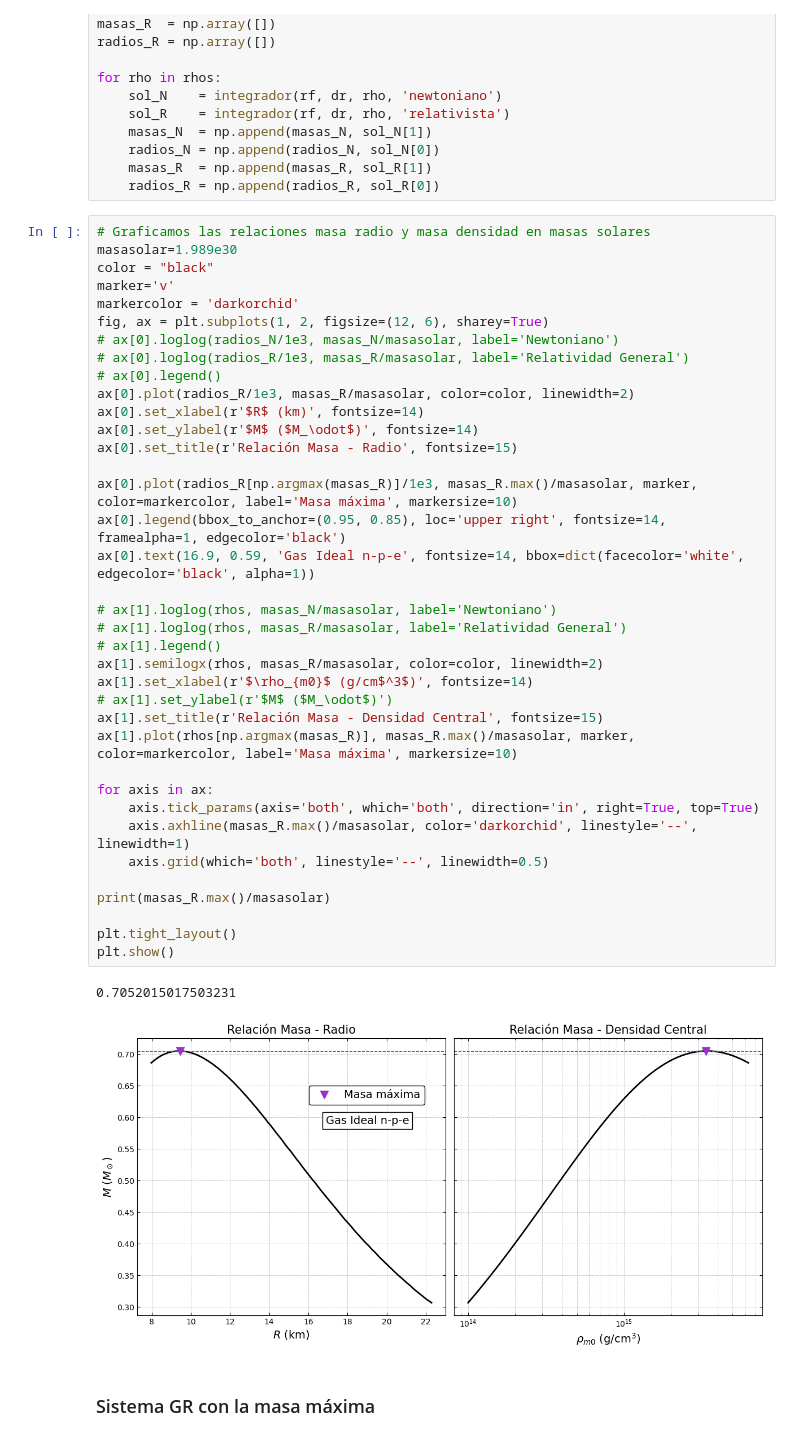
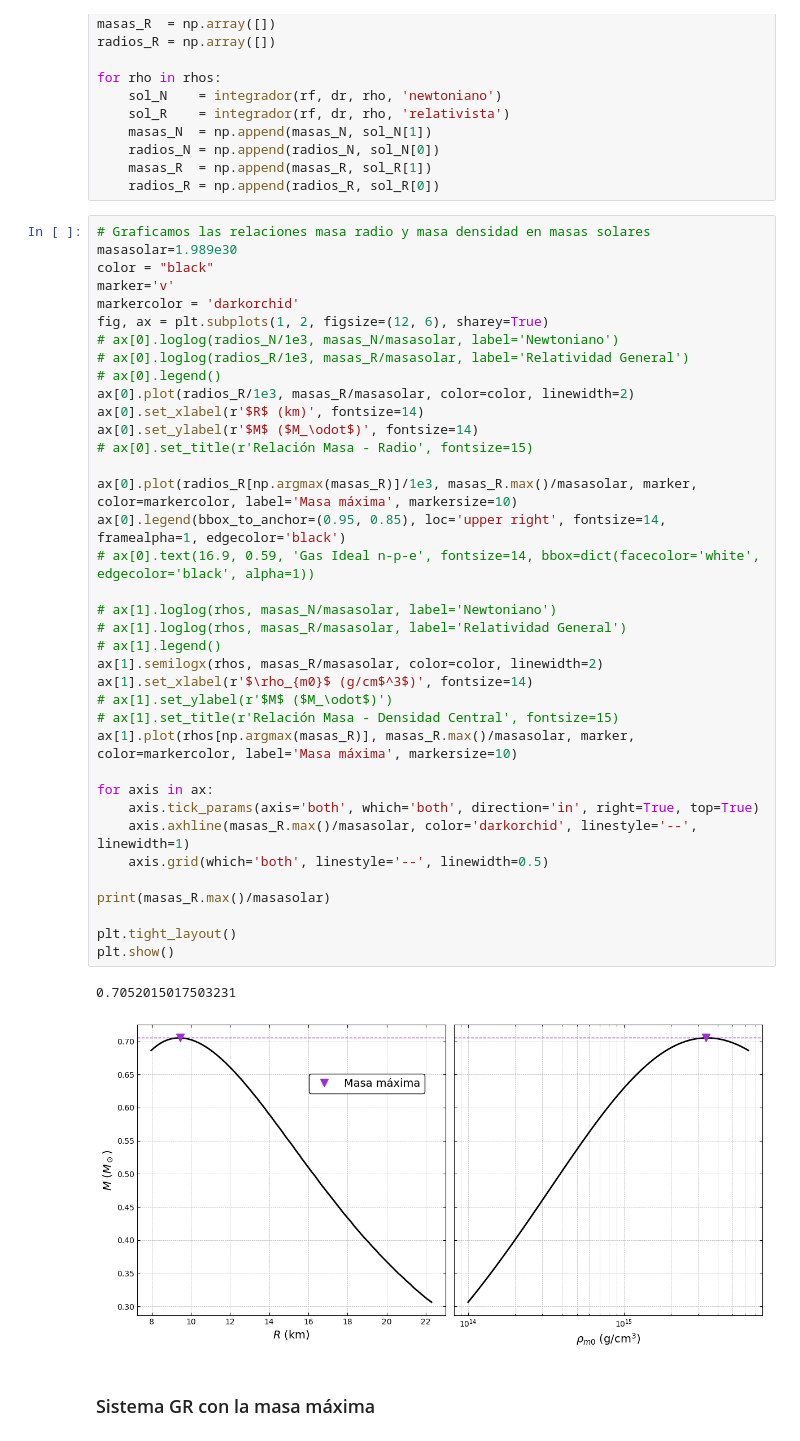
Before and after one commit to Vendetta0462/CalculosSimulaciones, a Jupyter notebook: NS_Structure/Simple_Models/gas_n-p-e.ipynb, the cells around one changed output. Saved outputs shown, nothing was run; the diff lists cells and outputs as text.

```diff
--- a/NS_Structure/Simple_Models/gas_n-p-e.ipynb
+++ b/NS_Structure/Simple_Models/gas_n-p-e.ipynb
@@ -303,37 +303,37 @@ markercolor = 'darkorchid'
 fig, ax = plt.subplots(1, 2, figsize=(12, 6), sharey=True)
 # ax[0].loglog(radios_N/1e3, masas_N/masasolar, label='Newtoniano')
 # ax[0].loglog(radios_R/1e3, masas_R/masasolar, label='Relatividad General')
 # ax[0].legend()
 ax[0].plot(radios_R/1e3, masas_R/masasolar, color=color, linewidth=2)
 ax[0].set_xlabel(r'$R$ (km)', fontsize=14)
 ax[0].set_ylabel(r'$M$ ($M_\odot$)', fontsize=14)
-ax[0].set_title(r'Relación Masa - Radio', fontsize=15)
+# ax[0].set_title(r'Relación Masa - Radio', fontsize=15)
 
 ax[0].plot(radios_R[np.argmax(masas_R)]/1e3, masas_R.max()/masasolar, marker, color=markercolor, label='Masa máxima', markersize=10)
 ax[0].legend(bbox_to_anchor=(0.95, 0.85), loc='upper right', fontsize=14, framealpha=1, edgecolor='black')
-ax[0].text(16.9, 0.59, 'Gas Ideal n-p-e', fontsize=14, bbox=dict(facecolor='white', edgecolor='black', alpha=1))
+# ax[0].text(16.9, 0.59, 'Gas Ideal n-p-e', fontsize=14, bbox=dict(facecolor='white', edgecolor='black', alpha=1))
 
 # ax[1].loglog(rhos, masas_N/masasolar, label='Newtoniano')
 # ax[1].loglog(rhos, masas_R/masasolar, label='Relatividad General')
 # ax[1].legend()
 ax[1].semilogx(rhos, masas_R/masasolar, color=color, linewidth=2)
 ax[1].set_xlabel(r'$\rho_{m0}$ (g/cm$^3$)', fontsize=14)
 # ax[1].set_ylabel(r'$M$ ($M_\odot$)')
-ax[1].set_title(r'Relación Masa - Densidad Central', fontsize=15)
+# ax[1].set_title(r'Relación Masa - Densidad Central', fontsize=15)
 ax[1].plot(rhos[np.argmax(masas_R)], masas_R.max()/masasolar, marker, color=markercolor, label='Masa máxima', markersize=10)
 
 for axis in ax:
     axis.tick_params(axis='both', which='both', direction='in', right=True, top=True)
     axis.axhline(masas_R.max()/masasolar, color='darkorchid', linestyle='--', linewidth=1)
     axis.grid(which='both', linestyle='--', linewidth=0.5)
 
 print(masas_R.max()/masasolar)
 
 plt.tight_layout()
 plt.show()
 # %% [output]
 0.7052015017503231
-[figure, old version]
+[figure, new version]
 # %% [markdown]
 ### Sistema GR con la masa máxima
 # %%
```
